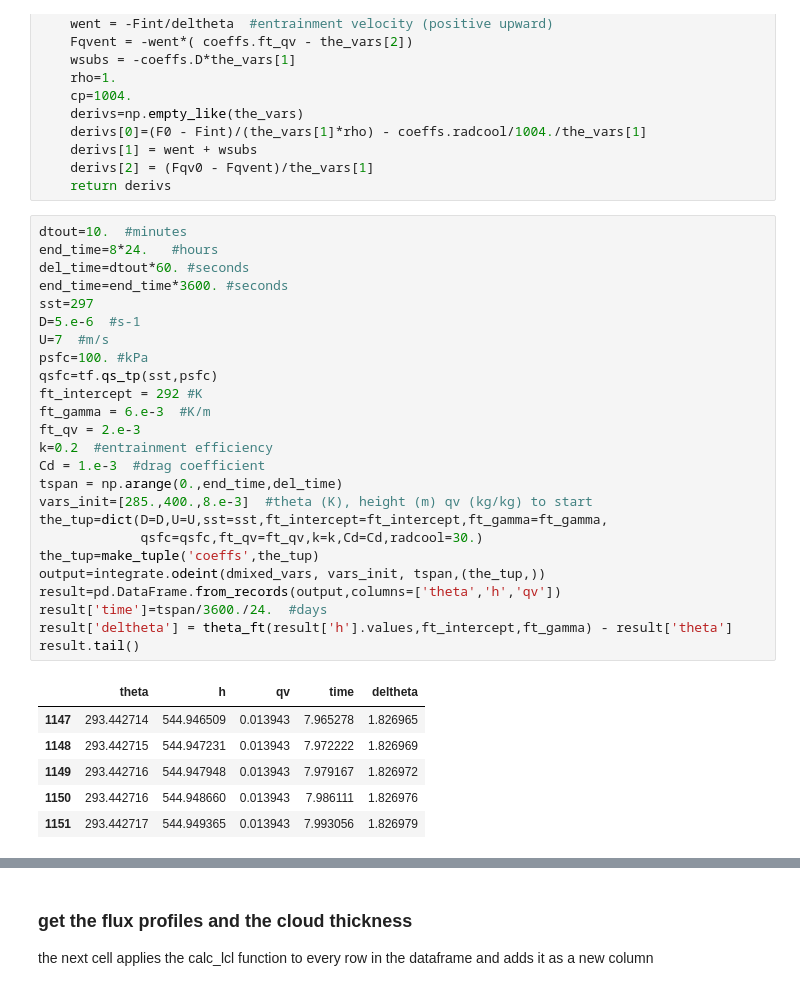
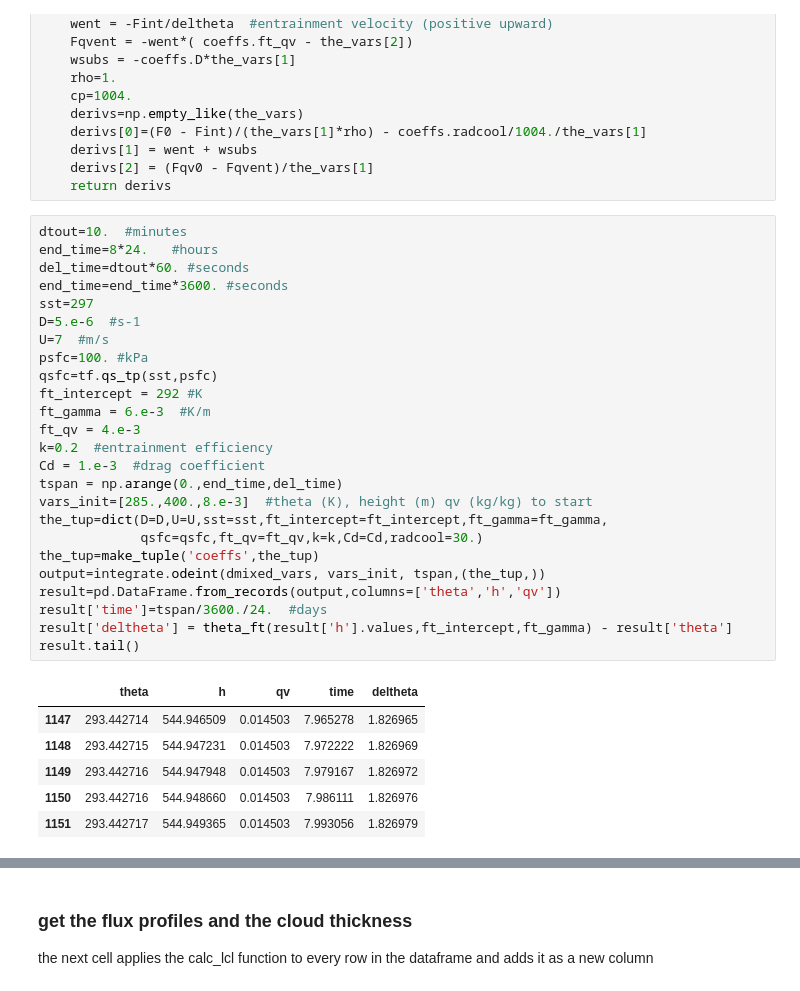
Before and after one commit to phaustin/atsc500, a Jupyter notebook: notebooks/interactive_vaporflux.ipynb, the cells around one changed output, grey strips where cells are left out. Saved outputs shown, nothing was run; the diff lists cells and outputs as text.

```diff
--- a/notebooks/interactive_vaporflux.ipynb
+++ b/notebooks/interactive_vaporflux.ipynb
@@ -56,35 +56,35 @@ def dmixed_vars(the_vars,tstep,coeffs):
 # %%
 dtout=10.  #minutes
 end_time=8*24.   #hours
 del_time=dtout*60. #seconds
 end_time=end_time*3600. #seconds
 sst=297
 D=5.e-6  #s-1
 U=7  #m/s
 psfc=100. #kPa
 qsfc=tf.qs_tp(sst,psfc)
 ft_intercept = 292 #K
 ft_gamma = 6.e-3  #K/m
-ft_qv = 2.e-3
+ft_qv = 4.e-3
 k=0.2  #entrainment efficiency
 Cd = 1.e-3  #drag coefficient
 tspan = np.arange(0.,end_time,del_time)
 vars_init=[285.,400.,8.e-3]  #theta (K), height (m) qv (kg/kg) to start
 the_tup=dict(D=D,U=U,sst=sst,ft_intercept=ft_intercept,ft_gamma=ft_gamma,
              qsfc=qsfc,ft_qv=ft_qv,k=k,Cd=Cd,radcool=30.)
 the_tup=make_tuple('coeffs',the_tup)
 output=integrate.odeint(dmixed_vars, vars_init, tspan,(the_tup,))
 result=pd.DataFrame.from_records(output,columns=['theta','h','qv'])
 result['time']=tspan/3600./24.  #days
 result['deltheta'] = theta_ft(result['h'].values,ft_intercept,ft_gamma) - result['theta']
 result.tail()
 # %% [output]
 |  | theta | h | qv | time | deltheta |
-| 1147 | 293.442714 | 544.946509 | 0.013943 | 7.965278 | 1.826965 |
-| 1148 | 293.442715 | 544.947231 | 0.013943 | 7.972222 | 1.826969 |
-| 1149 | 293.442716 | 544.947948 | 0.013943 | 7.979167 | 1.826972 |
-| 1150 | 293.442716 | 544.948660 | 0.013943 | 7.986111 | 1.826976 |
-| 1151 | 293.442717 | 544.949365 | 0.013943 | 7.993056 | 1.826979 |
+| 1147 | 293.442714 | 544.946509 | 0.014503 | 7.965278 | 1.826965 |
+| 1148 | 293.442715 | 544.947231 | 0.014503 | 7.972222 | 1.826969 |
+| 1149 | 293.442716 | 544.947948 | 0.014503 | 7.979167 | 1.826972 |
+| 1150 | 293.442716 | 544.948660 | 0.014503 | 7.986111 | 1.826976 |
+| 1151 | 293.442717 | 544.949365 | 0.014503 | 7.993056 | 1.826979 |
 # %%
 fig,ax = plt.subplots(1,5,figsize=(16,10))
 ax[0].plot(result['time'],result['h'],label='new')
```
Also changed, not shown: parts of 3 cells of this notebook, 2 other files.
